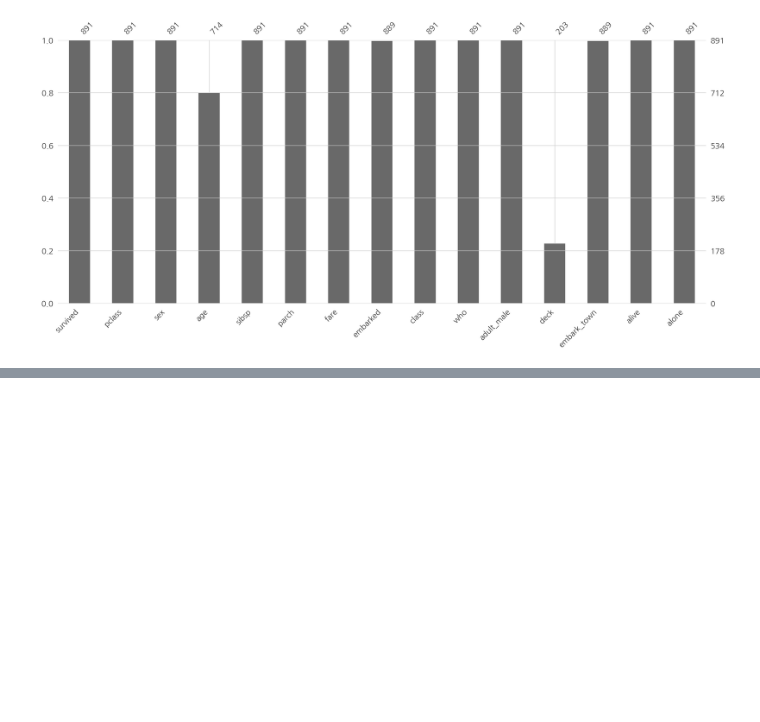
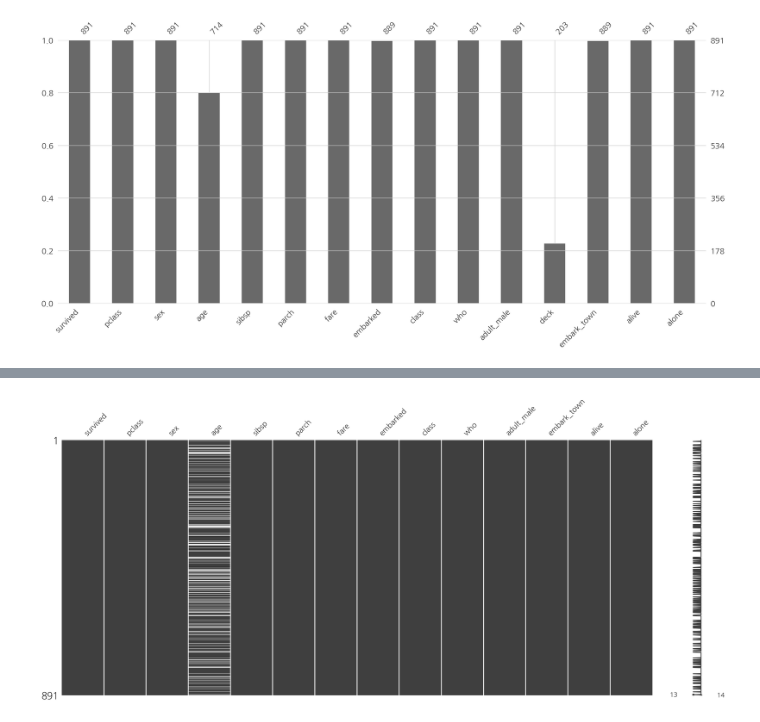
Before and after one commit to whguswls58/TIL, a Jupyter notebook: math/200513_math_14.ipynb, the cells around one changed output, grey strips where cells are left out. Drawn from its saved outputs; the diff is of its cells as text; code cells hidden in the pictures; blank space fills up the shorter version.

```diff
--- a/math/200513_math_14.ipynb
+++ b/math/200513_math_14.ipynb
@@ -70,0 +106,8 @@ plt.show()
+# %%
+# 데이터가 절반 이상이 없는 열을 삭제
+titanic = titanic.dropna(thresh=int(len(titanic) * 0.5), axis=1)
+# plt.figure(facecolor="1.")
+msno.matrix(titanic)
+plt.show()
+# %% [output]
+[figure, added]
```
Also changed, not shown: parts of 10 cells of this notebook.
